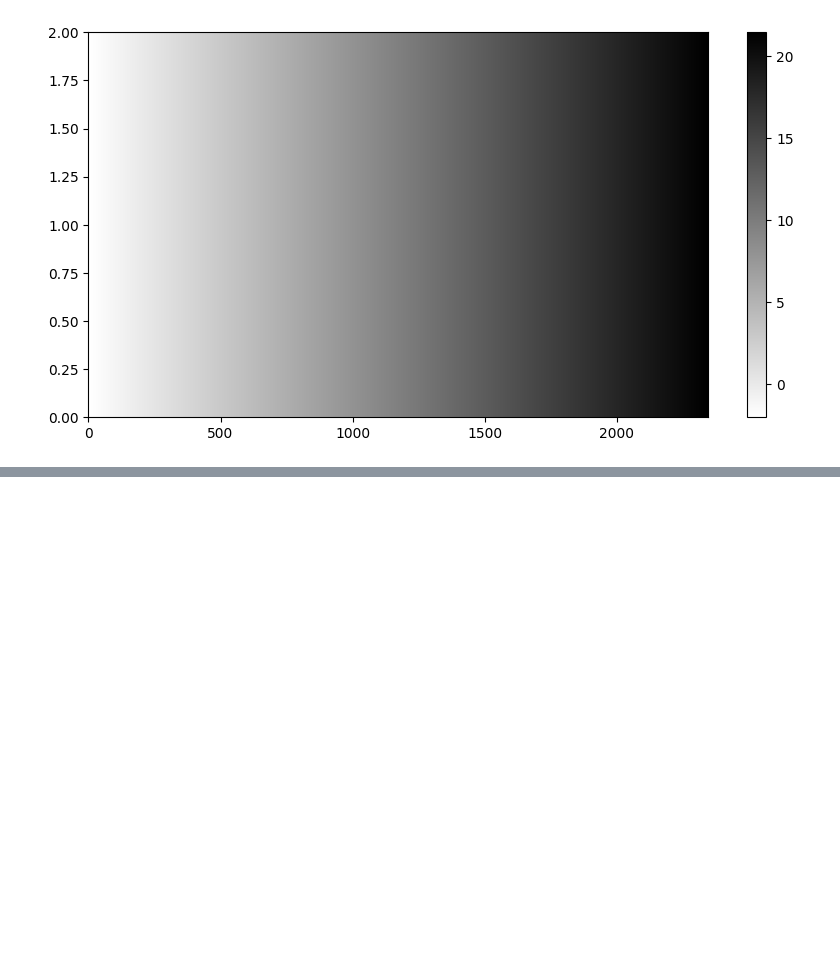
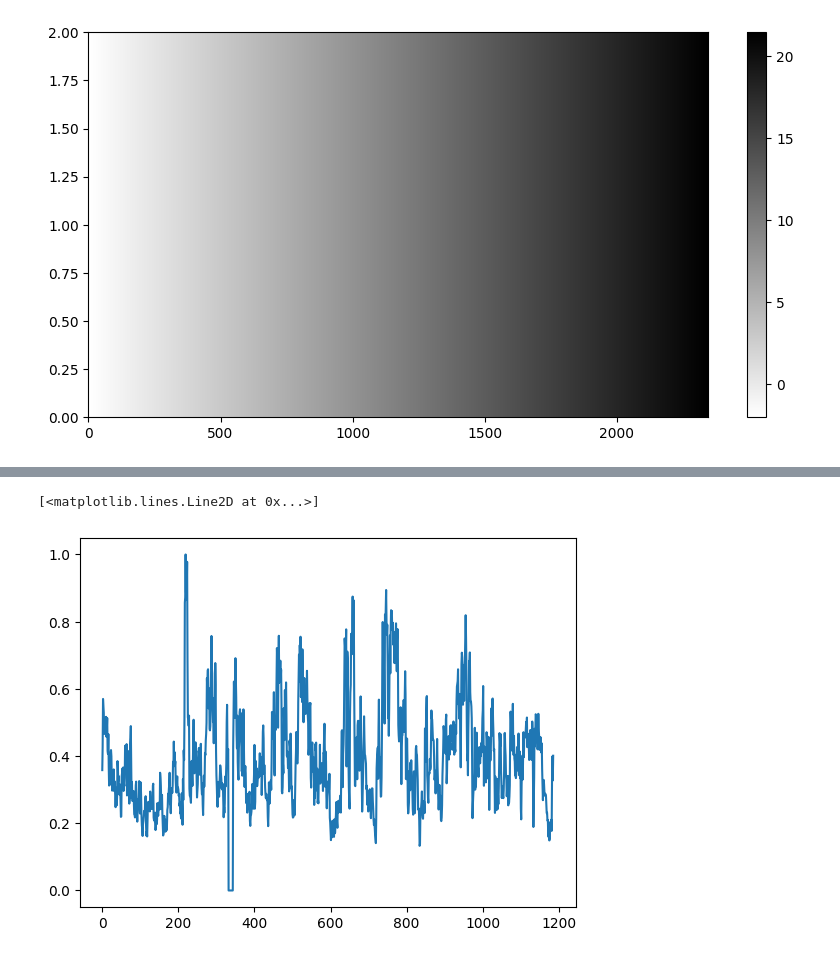
Before and after one commit to coletamburri2112/Flare_Patrol_Analysis, a Jupyter notebook: NOTEBOOKS/11_Aug_2024_Flare_Paper_Plots/11Aug_2024_flare_lc_plots.ipynb, the cells around one changed output, grey strips where cells are left out. Cells and saved outputs as stored; diff of their text form; code cells hidden in the pictures; blank space fills up the shorter version.

```diff
--- a/NOTEBOOKS/11_Aug_2024_Flare_Paper_Plots/11Aug_2024_flare_lc_plots.ipynb
+++ b/NOTEBOOKS/11_Aug_2024_Flare_Paper_Plots/11Aug_2024_flare_lc_plots.ipynb
@@ -349,0 +349,5 @@ ax.tick_params(axis='y', labelsize=14)
+# %%
+plt.plot(friedvbi/np.nanmax(friedvbi))
+# %% [output]
+[<matplotlib.lines.Line2D at 0x...>]
+[figure, added]
```
Also changed, not shown: parts of 21 cells of this notebook, 4 other files.
